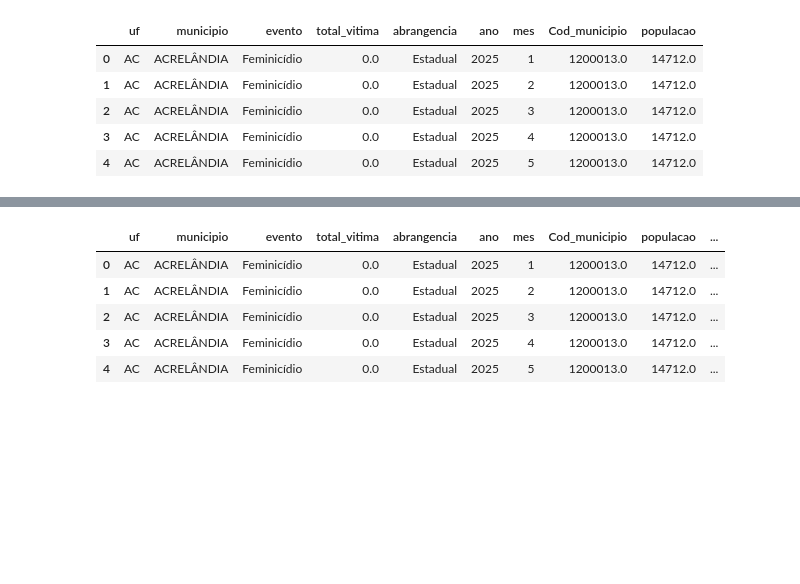
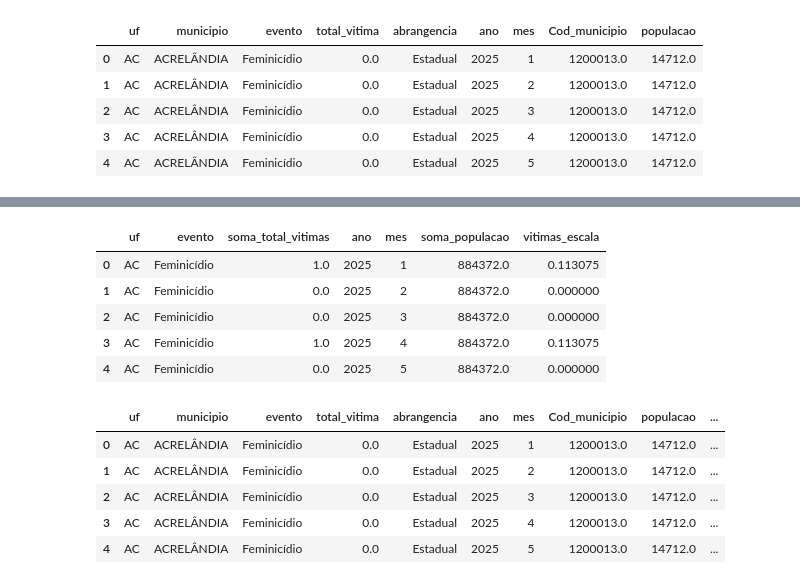
Before and after one commit to cootoonhoo/Visualizacao-Criminalidade, a Jupyter notebook: source/dadosCrimesAnual/tratamentoDados.ipynb, the cells around one changed output, grey strips where cells are left out. Cells and saved outputs as stored; diff of their text form; code cells hidden in the pictures; blank space fills up the shorter version.

```diff
--- a/source/dadosCrimesAnual/tratamentoDados.ipynb
+++ b/source/dadosCrimesAnual/tratamentoDados.ipynb
@@ -296,3 +314,13 @@ df.head()
+# %%
+df_estado['vitimas_escala'] = (df_estado['soma_total_vitimas'] / df_estado['soma_populacao']) * 100000
+df_estado.head()
+# %% [output]
+|  | uf | evento | soma_total_vitimas | ano | mes | soma_populacao | vitimas_escala |
+| 0 | AC | Feminicídio | 1.0 | 2025 | 1 | 884372.0 | 0.113075 |
+| 1 | AC | Feminicídio | 0.0 | 2025 | 2 | 884372.0 | 0.000000 |
+| 2 | AC | Feminicídio | 0.0 | 2025 | 3 | 884372.0 | 0.000000 |
+| 3 | AC | Feminicídio | 1.0 | 2025 | 4 | 884372.0 | 0.113075 |
+| 4 | AC | Feminicídio | 0.0 | 2025 | 5 | 884372.0 | 0.000000 |
 # %%
 df['vitimas_escala'] = (df['total_vitima'] / df['populacao']) * 100000
 df.head()
```
Also changed, not shown: parts of 5 cells of this notebook, 6 other files.
